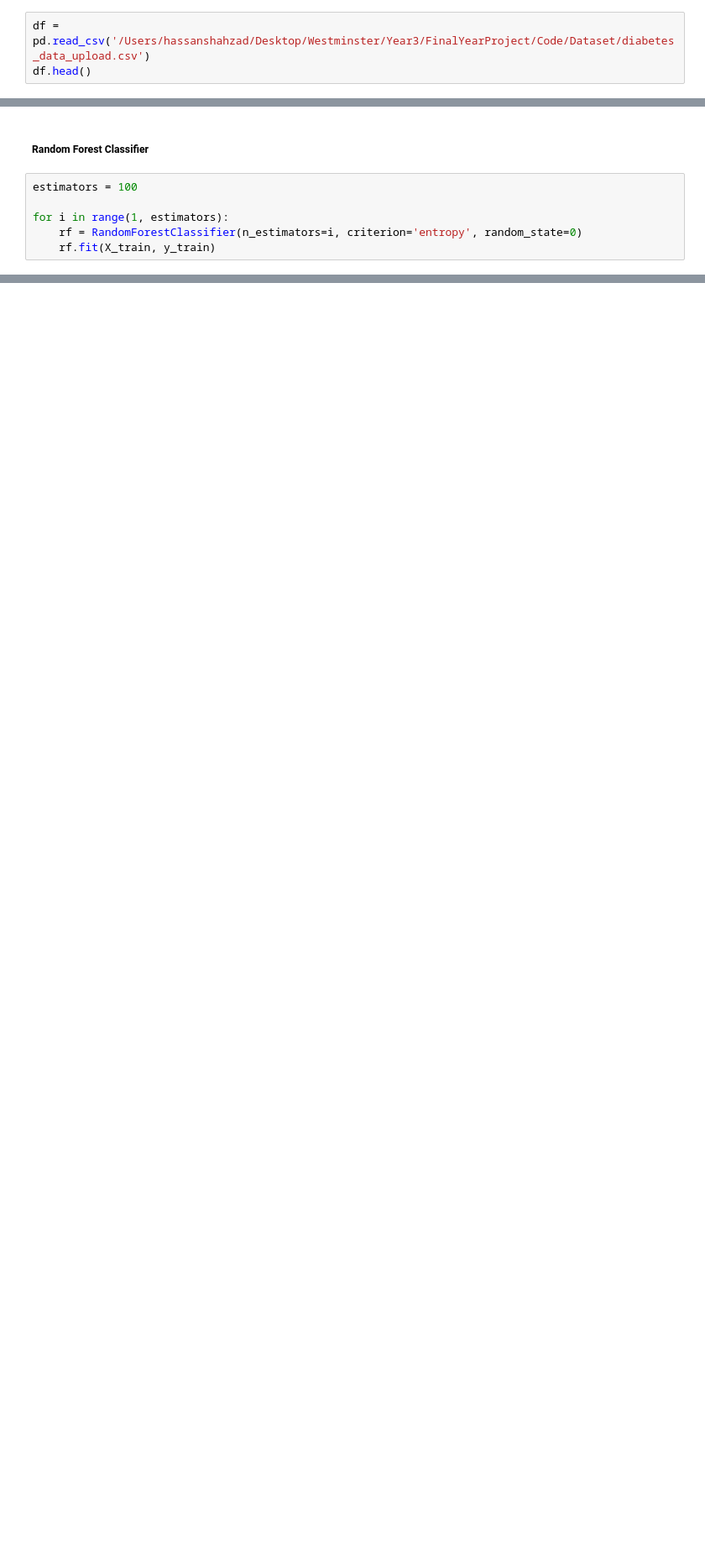
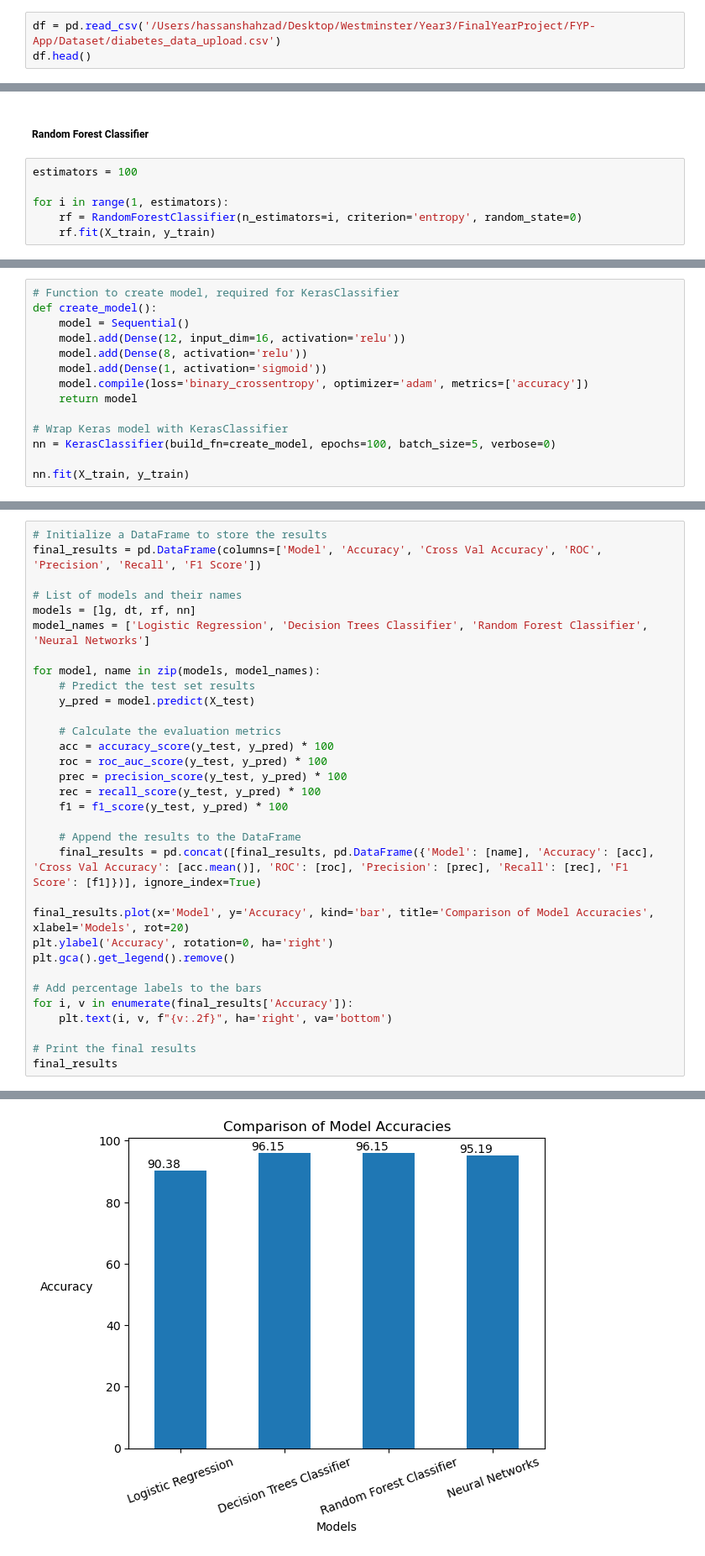
Before and after one commit to hsnshz/SugarCheck, a Jupyter notebook: Backend/MLModels.ipynb, the cells around one changed output, grey strips where cells are left out. Shown at 84% size. Saved outputs shown, nothing was run; the diff lists cells and outputs as text; blank space fills up the shorter version.

```diff
--- a/Backend/MLModels.ipynb
+++ b/Backend/MLModels.ipynb
@@ -22,7 +25,7 @@ import seaborn as sns
 # %% [markdown]
 ### Importing Dataset
 # %%
-df = pd.read_csv('/Users/hassanshahzad/Desktop/Westminster/Year3/FinalYearProject/Code/Dataset/diabetes_data_upload.csv')
+df = pd.read_csv('/Users/hassanshahzad/Desktop/Westminster/Year3/FinalYearProject/FYP-App/Dataset/diabetes_data_upload.csv')
 df.head()
 # %%
 # Checking for null values
@@ -170,0 +188,14 @@ for i in range(1, estimators):
+# %%
+# Function to create model, required for KerasClassifier
+def create_model():
+    model = Sequential()
+    model.add(Dense(12, input_dim=16, activation='relu'))
+    model.add(Dense(8, activation='relu'))
+    model.add(Dense(1, activation='sigmoid'))
+    model.compile(loss='binary_crossentropy', optimizer='adam', metrics=['accuracy'])
+    return model
+
+# Wrap Keras model with KerasClassifier
+nn = KerasClassifier(build_fn=create_model, epochs=100, batch_size=5, verbose=0)
+
+nn.fit(X_train, y_train)
@@ -170,0 +220,33 @@ for i in range(1, estimators):
+# %%
+# Initialize a DataFrame to store the results
+final_results = pd.DataFrame(columns=['Model', 'Accuracy', 'Cross Val Accuracy', 'ROC', 'Precision', 'Recall', 'F1 Score'])
+
+# List of models and their names
+models = [lg, dt, rf, nn]
+model_names = ['Logistic Regression', 'Decision Trees Classifier', 'Random Forest Classifier', 'Neural Networks']
+
+for model, name in zip(models, model_names):
+    # Predict the test set results
+    y_pred = model.predict(X_test)
+
+    # Calculate the evaluation metrics
+    acc = accuracy_score(y_test, y_pred) * 100
+    roc = roc_auc_score(y_test, y_pred) * 100
+    prec = precision_score(y_test, y_pred) * 100
+    rec = recall_score(y_test, y_pred) * 100
+    f1 = f1_score(y_test, y_pred) * 100
+
+    # Append the results to the DataFrame
+    final_results = pd.concat([final_results, pd.DataFrame({'Model': [name], 'Accuracy': [acc], 'Cross Val Accuracy': [acc.mean()], 'ROC': [roc], 'Precision': [prec], 'Recall': [rec], 'F1 Score': [f1]})], ignore_index=True)
+
+final_results.plot(x='Model', y='Accuracy', kind='bar', title='Comparison of Model Accuracies', xlabel='Models', rot=20)
+plt.ylabel('Accuracy', rotation=0, ha='right')
+plt.gca().get_legend().remove()
+
+# Add percentage labels to the bars
+for i, v in enumerate(final_results['Accuracy']):
+    plt.text(i, v, f"{v:.2f}", ha='right', va='bottom')
+
+# Print the final results
+final_results
+# %% [output]
@@ -170,0 +258 @@ for i in range(1, estimators):
+[figure, added]
```
Also changed, not shown: parts of 9 cells of this notebook, 10 other files.
